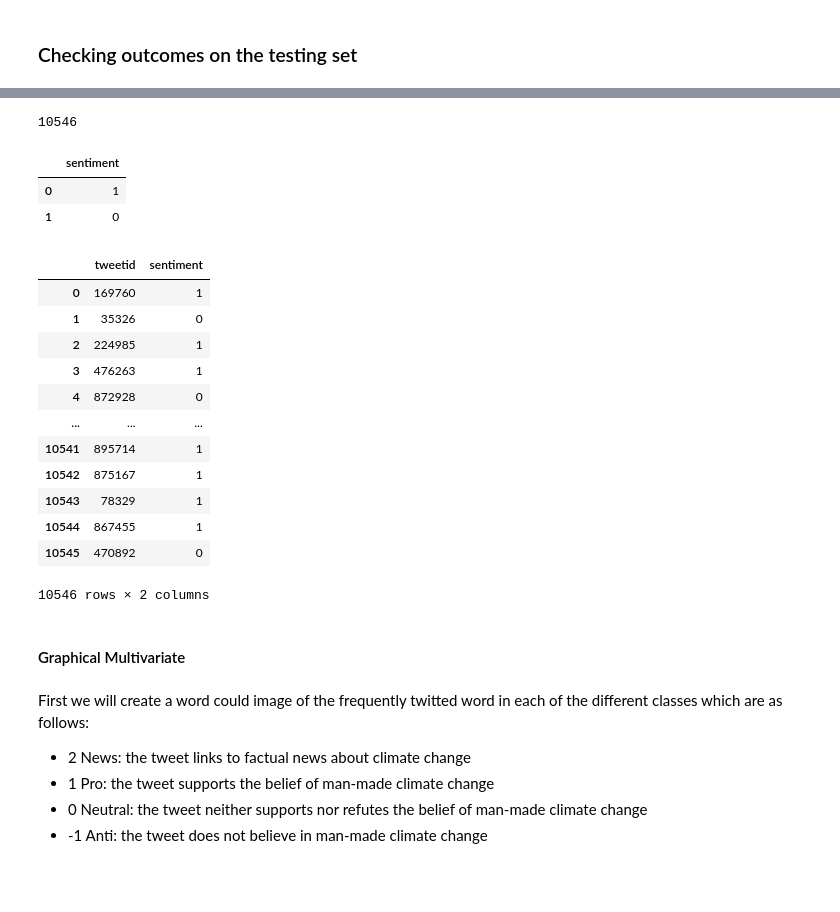
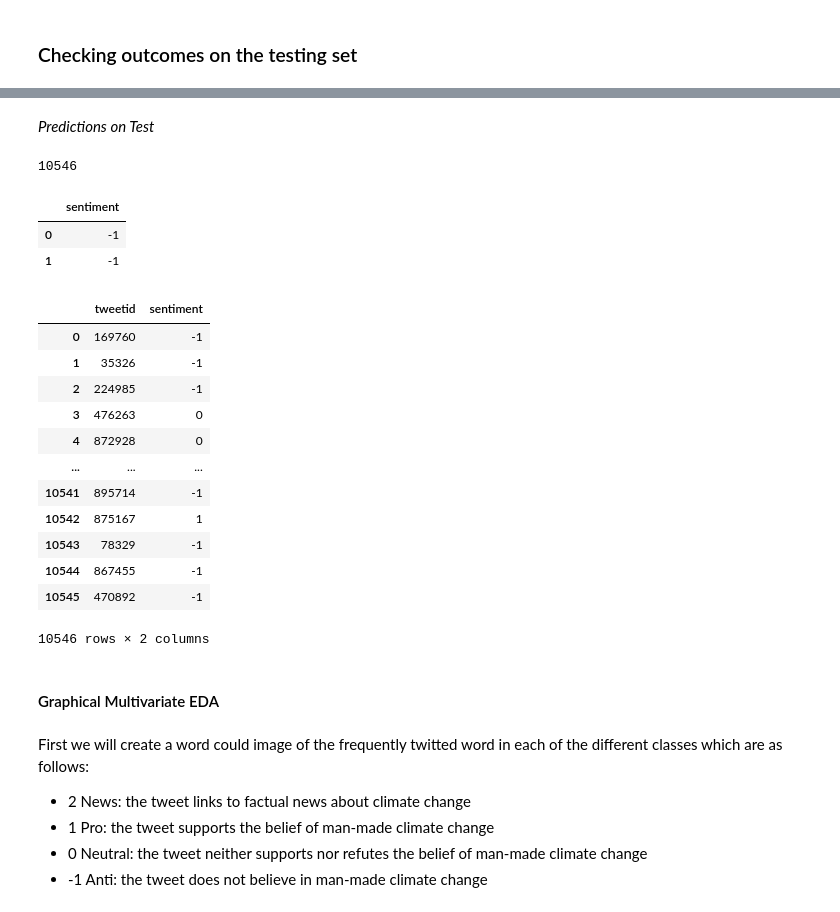
Before and after one commit to SixolileJ/Team-14, a Jupyter notebook: Predict Notebook_NPL.ipynb, the cells around one changed output, grey strips where cells are left out. Cells and saved outputs as stored; diff of their text form; code cells hidden in the pictures; blank space fills up the shorter version.

```diff
--- a/Predict Notebook_NPL.ipynb
+++ b/Predict Notebook_NPL.ipynb
@@ -235,0 +362,17 @@ Predictions on Test
+# %%
+from imblearn.over_sampling import SMOTE
+from collections import Counter
+
+
+# transform the dataset
+oversample = SMOTE()
+
+X_resample, y_resample = oversample.fit_resample(X_train, y_train)
+# summarize distribution
+counter = Counter(y_resample)
+for k,v in counter.items():
+    per = v / len(y) * 100
+    print('Class=%d, n=%d (%.3f%%)' % (k, v, per))
+# plot the distribution
+plt.bar(counter.keys(), counter.values())
+plt.show()
@@ -235,0 +385,18 @@ Predictions on Test
+# %%
+# create model object
+lr_resample = LogisticRegression(multi_class='ovr')
+
+# train model
+lr_resample.fit(X_resample, y_resample)
+
+#Generate predictions
+y_pred_resample = lr.predict(X_test)
+
+y_pred_resample=pd.DataFrame(y_pred_resample)
+
+# Classification report
+from sklearn.metrics import classification_report
+print(classification_report(y_test, y_pred_resample))
+
+import warnings
+warnings.filterwarnings('ignore')
@@ -236,3 +414,5 @@ Predictions on Test
+# %% [markdown]
+*Predictions on Test*
 # %%
-preds=lr.predict(feat_test)
+preds_resample=lr_resample.predict(feat_test)
 # %%
@@ -240,34 +420,34 @@ len(preds)
 # %% [output]
 10546
 # %%
-daf=pd.DataFrame(preds,columns=['sentiment'])
+daf=pd.DataFrame(preds_resample,columns=['sentiment'])
 daf.head(2)
 # %% [output]
 |  | sentiment |
-| 0 | 1 |
-| 1 | 0 |
+| 0 | -1 |
+| 1 | -1 |
 # %%
 output=pd.DataFrame({'tweetid':df_test['tweetid']})
 submission=output.join(daf)
-submission.to_csv('submission.csv',index=False)
+submission.to_csv('submission2.csv',index=False)
 
 submission
 # %% [output]
 |  | tweetid | sentiment |
-| 0 | 169760 | 1 |
-| 1 | 35326 | 0 |
-| 2 | 224985 | 1 |
-| 3 | 476263 | 1 |
+| 0 | 169760 | -1 |
+| 1 | 35326 | -1 |
+| 2 | 224985 | -1 |
+| 3 | 476263 | 0 |
 | 4 | 872928 | 0 |
 | ... | ... | ... |
-| 10541 | 895714 | 1 |
+| 10541 | 895714 | -1 |
 | 10542 | 875167 | 1 |
-| 10543 | 78329 | 1 |
-| 10544 | 867455 | 1 |
-| 10545 | 470892 | 0 |
+| 10543 | 78329 | -1 |
+| 10544 | 867455 | -1 |
+| 10545 | 470892 | -1 |
 10546 rows × 2 columns
 # %% [markdown]
-#### Graphical Multivariate
+#### Graphical Multivariate EDA
 # %% [markdown]
 First we will create a word could image of the frequently twitted word in each of the different classes which are as follows:
 
```
Also changed, not shown: parts of 63 cells of this notebook, 1 other file.
